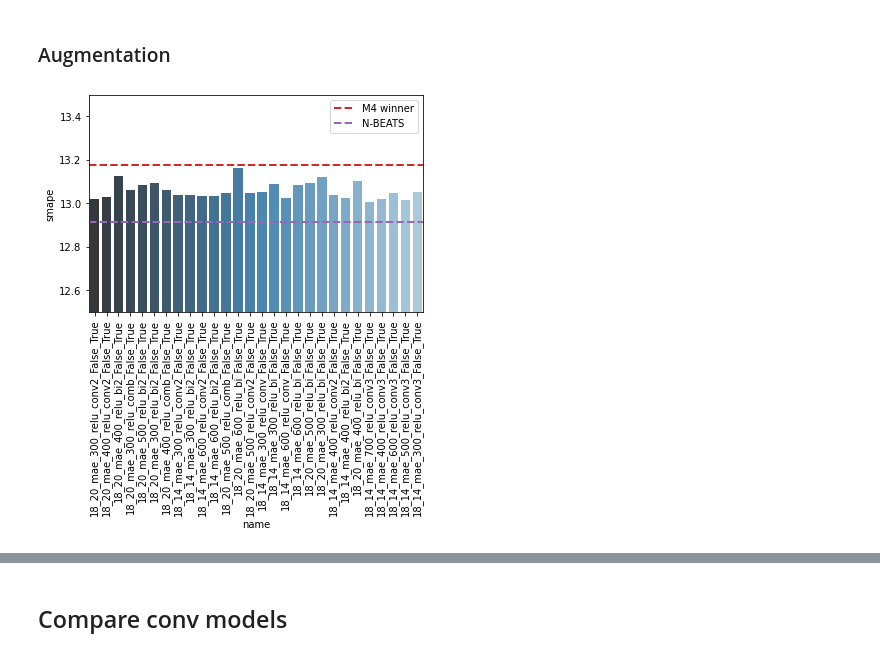
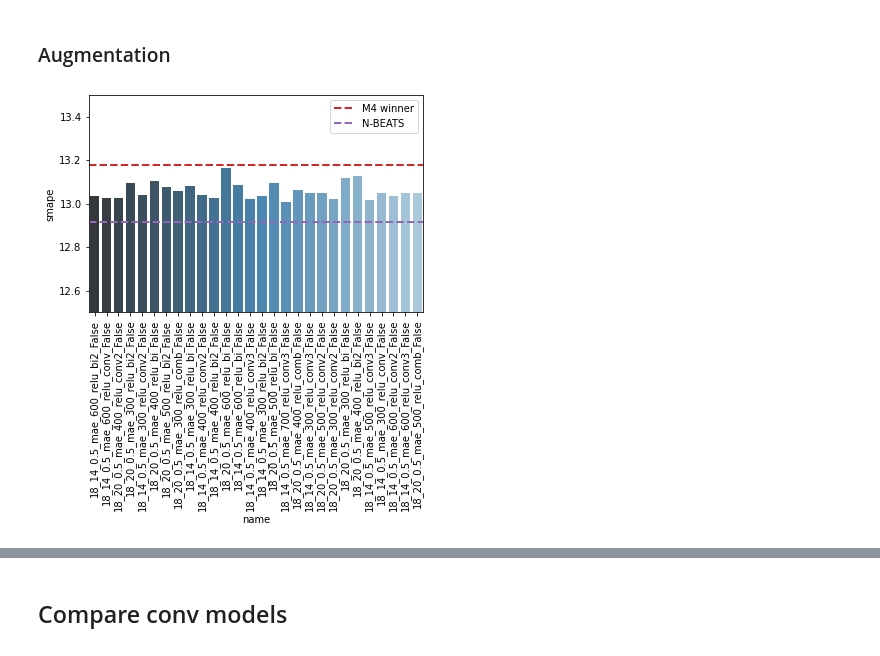
Before and after one commit to djib2011/forecasting, a Jupyter notebook: analysis/explore_results_ensemble.ipynb, the cells around one changed output, grey strips where cells are left out. Saved outputs shown, nothing was run; the diff lists cells and outputs as text; code cells hidden in the pictures.

```diff
--- a/analysis/explore_results_ensemble.ipynb
+++ b/analysis/explore_results_ensemble.ipynb
@@ -165,14 +165,14 @@ sns.boxplot(x='bottleneck_size', y='smape', hue='model_type', data=df8)
 # %% [markdown]
 ### Augmentation
 # %%
-sns.barplot(x='name', y='smape', data=df[df['aug'] == True], palette='Blues_d')
+sns.barplot(x='name', y='smape', data=df[df['aug'] == 0.5], palette='Blues_d')
 plt.ylim([12.5, 13.5])
 
 plt.xticks(rotation=90)
 
 add_benchmarks()
 # %% [output]
-[figure, old version]
+[figure, new version]
 # %%
 sns.barplot(x='name', y='smape', data=df[df['output_len'] == 20], palette='Blues_d')
 plt.ylim([12.5, 13.5])
```
Also changed, not shown: parts of 24 cells of this notebook.
